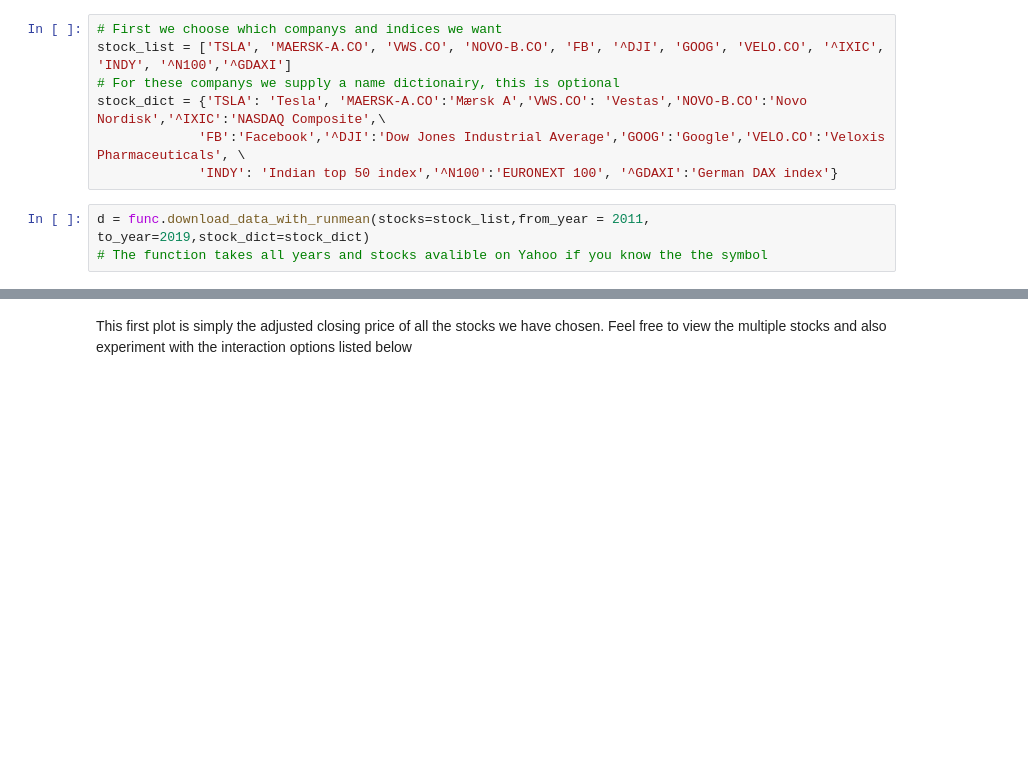
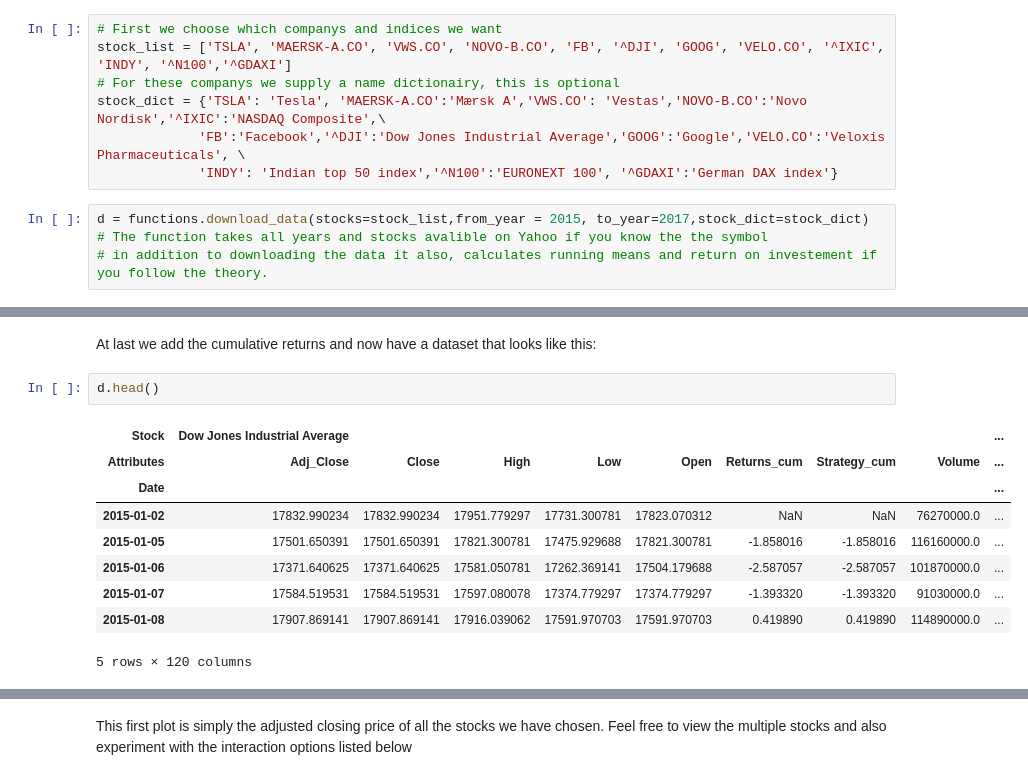
Before and after one commit to NumEconCopenhagen/projects-2019-unity, a Jupyter notebook: dataproject/dataProject.ipynb, the cells around one changed output, grey strips where cells are left out. Drawn from its saved outputs; the diff is of its cells as text; blank space fills up the shorter version.

Commit message:
add cum returns, interactive plot

```diff
--- a/dataproject/dataProject.ipynb
+++ b/dataproject/dataProject.ipynb
@@ -59,5 +63,6 @@ stock_dict = {'TSLA': 'Tesla', 'MAERSK-A.CO':'Mærsk A','VWS.CO': 'Vestas','NOVO
              'FB':'Facebook','^DJI':'Dow Jones Industrial Average','GOOG':'Google','VELO.CO':'Veloxis Pharmaceuticals', \
              'INDY': 'Indian top 50 index','^N100':'EURONEXT 100', '^GDAXI':'German DAX index'}
 # %%
-d = func.download_data_with_runmean(stocks=stock_list,from_year = 2011, to_year=2019,stock_dict=stock_dict)
+d = functions.download_data(stocks=stock_list,from_year = 2015, to_year=2017,stock_dict=stock_dict)
 # The function takes all years and stocks avalible on Yahoo if you know the the symbol
+# in addition to downloading the data it also, calculates running means and return on investement if you follow the theory.
@@ -63,0 +87,14 @@ d = func.download_data_with_runmean(stocks=stock_list,from_year = 2011, to_year=
+# %% [markdown]
+At last we add the cumulative returns and now have a dataset that looks like this:
+# %%
+d.head()
+# %% [output]
+| Stock | Dow Jones Industrial Average |  |  |  |  |  |  |  | ... |
+| Attributes | Adj_Close | Close | High | Low | Open | Returns_cum | Strategy_cum | Volume | ... |
+| Date |  |  |  |  |  |  |  |  | ... |
+| 2015-01-02 | 17832.990234 | 17832.990234 | 17951.779297 | 17731.300781 | 17823.070312 | NaN | NaN | 76270000.0 | ... |
+| 2015-01-05 | 17501.650391 | 17501.650391 | 17821.300781 | 17475.929688 | 17821.300781 | -1.858016 | -1.858016 | 116160000.0 | ... |
+| 2015-01-06 | 17371.640625 | 17371.640625 | 17581.050781 | 17262.369141 | 17504.179688 | -2.587057 | -2.587057 | 101870000.0 | ... |
+| 2015-01-07 | 17584.519531 | 17584.519531 | 17597.080078 | 17374.779297 | 17374.779297 | -1.393320 | -1.393320 | 91030000.0 | ... |
+| 2015-01-08 | 17907.869141 | 17907.869141 | 17916.039062 | 17591.970703 | 17591.970703 | 0.419890 | 0.419890 | 114890000.0 | ... |
+5 rows × 120 columns
```
Also changed, not shown: parts of 14 cells of this notebook, 3 other files.
